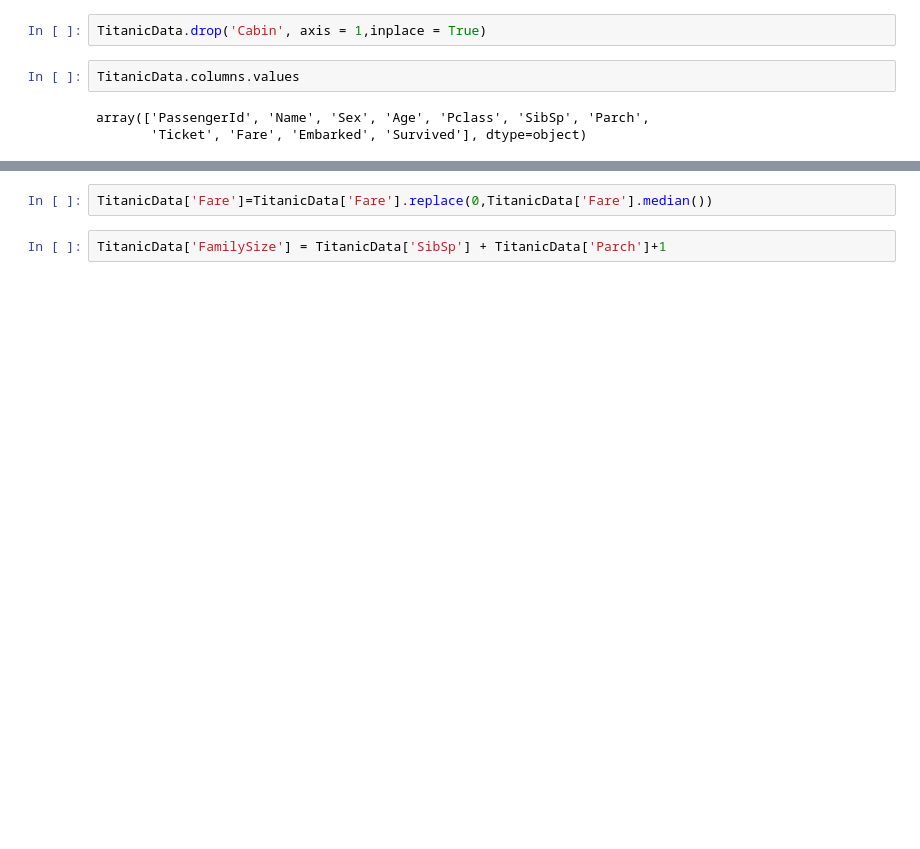
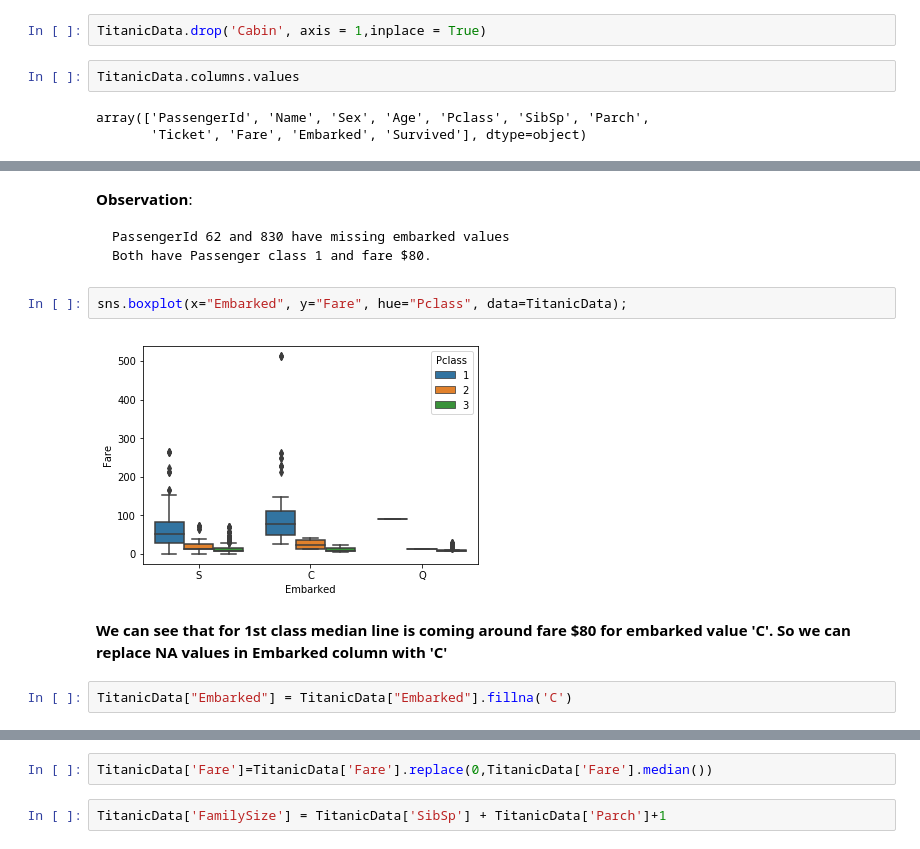
Before and after one commit to TJ-DS/ExploratoryDataAnalysis-EDA, a Jupyter notebook: TitanicDataset/TitanicDataset.ipynb, the cells around one changed output, grey strips where cells are left out. Saved outputs shown, nothing was run; the diff lists cells and outputs as text; blank space fills up the shorter version.

```diff
--- a/TitanicDataset/TitanicDataset.ipynb
+++ b/TitanicDataset/TitanicDataset.ipynb
@@ -231,0 +310,13 @@ array(['PassengerId', 'Name', 'Sex', 'Age', 'Pclass', 'SibSp', 'Parch',
+# %% [markdown]
+__Observation__:
+
+    PassengerId 62 and 830 have missing embarked values
+    Both have Passenger class 1 and fare $80.
+# %%
+sns.boxplot(x="Embarked", y="Fare", hue="Pclass", data=TitanicData);
+# %% [output]
+[figure, added]
+# %% [markdown]
+__We can see that for 1st class median line is coming around fare $80 for embarked value 'C'. So we can replace NA values in Embarked column with 'C'__
+# %%
+TitanicData["Embarked"] = TitanicData["Embarked"].fillna('C')
```
Also changed, not shown: parts of 99 cells of this notebook.
